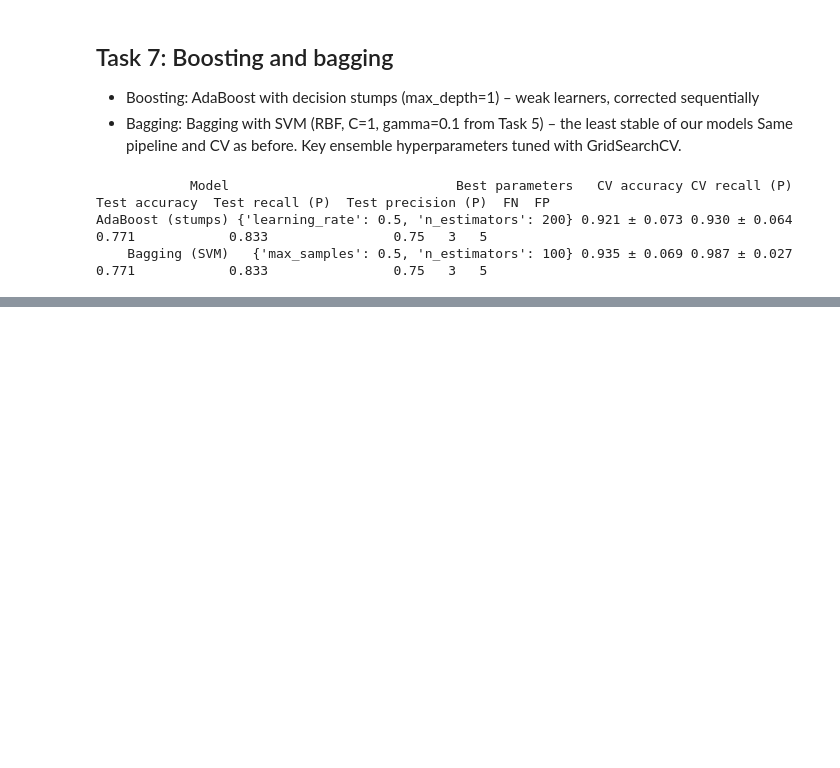
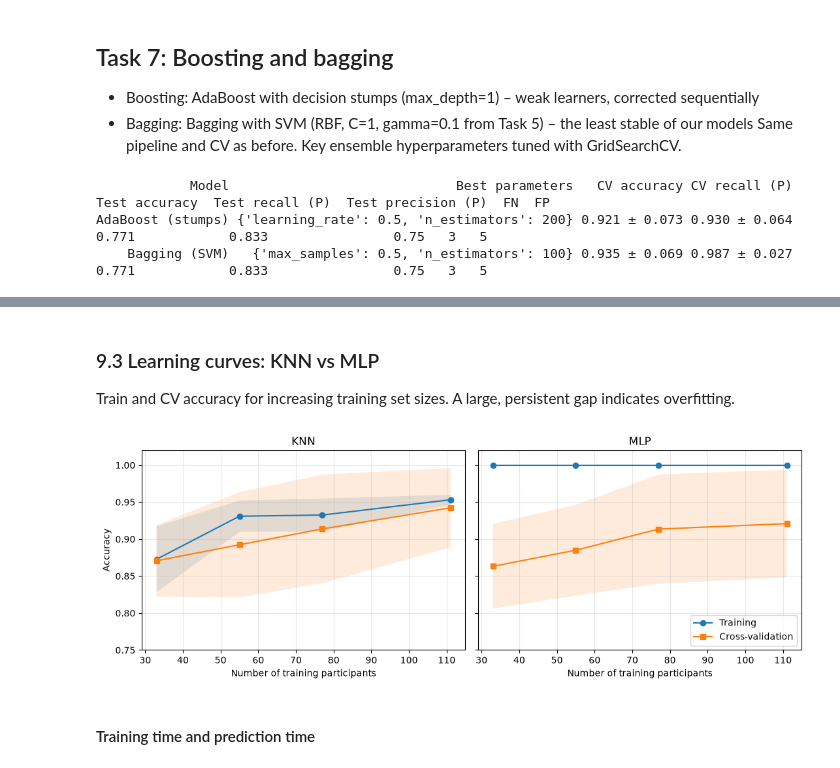
Before and after one commit to synnearv/datadrevet-assignment3, a Jupyter notebook: assignment3.ipynb, the cells around one changed output, grey strips where cells are left out. Cells and saved outputs as stored; diff of their text form; code cells hidden in the pictures; blank space fills up the shorter version.

```diff
--- a/assignment3.ipynb
+++ b/assignment3.ipynb
@@ -547,0 +686,34 @@ AdaBoost (stumps) {'learning_rate': 0.5, 'n_estimators': 200} 0.921 ± 0.073 0.9
+# %% [markdown]
+### 9.3 Learning curves: KNN vs MLP
+Train and CV accuracy for increasing training set sizes. A large, persistent gap indicates overfitting.
+# %%
+from sklearn.model_selection import learning_curve
+from sklearn.base import clone
+
+fig, axes = plt.subplots(1, 2, figsize=(11, 4), sharey=True)
+
+for ax, name in zip(axes, ["KNN", "MLP"]):
+    sizes, train_scores, cv_scores = learning_curve(
+        clone(best_models[name]), X_train, y_train,
+        cv=cv, train_sizes=[0.3, 0.5, 0.7, 1.0],
+        scoring="accuracy", n_jobs=-1,
+    )
+    for scores, label, marker in [(train_scores, "Training", "o"), (cv_scores, "Cross-validation", "s")]:
+        mean, std = scores.mean(axis=1), scores.std(axis=1)
+        ax.plot(sizes, mean, marker=marker, label=label)
+        ax.fill_between(sizes, mean - std, mean + std, alpha=0.15)
+
+    ax.set_title(name)
+    ax.set_xlabel("Number of training participants")
+    ax.grid(alpha=0.3)
+
+axes[0].set_ylabel("Accuracy")
+axes[0].set_ylim(0.75, 1.02)
+axes[1].legend(loc="lower right")
+plt.tight_layout()
+plt.savefig("learning_curves.png", dpi=200)
+plt.show()
+# %% [output]
+[figure, added]
+# %% [markdown]
+#### Training time and prediction time
```
Also changed, not shown: parts of 7 cells of this notebook, 1 other file.
